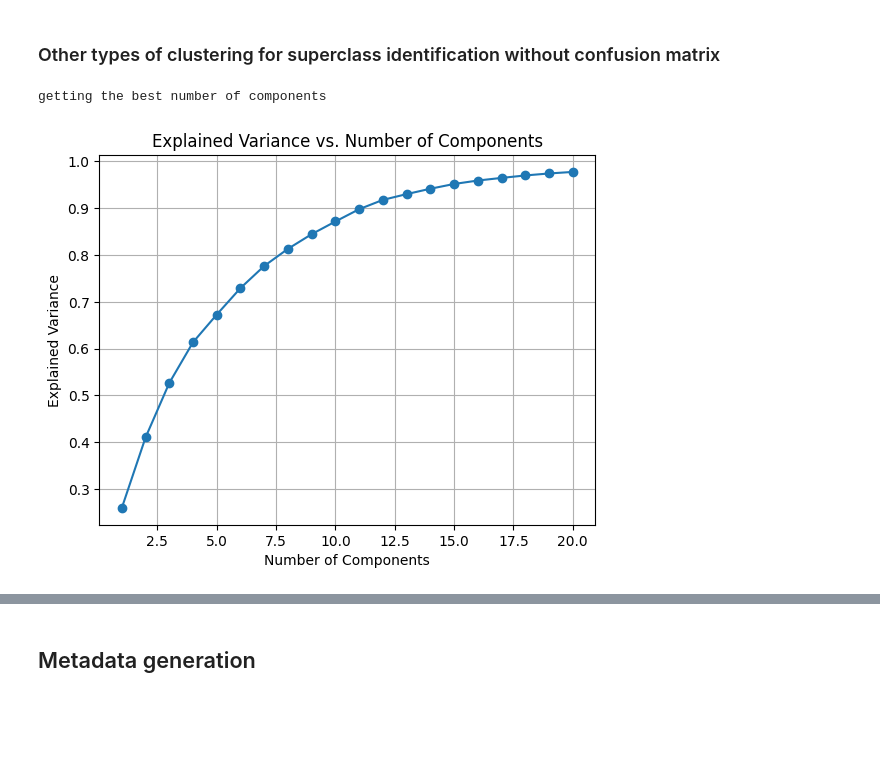
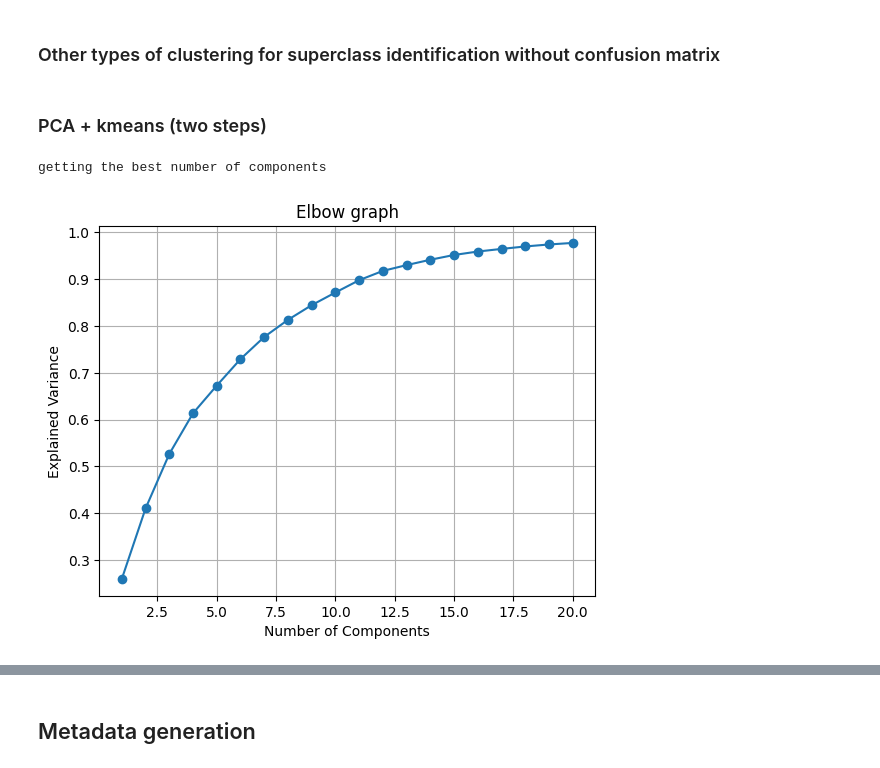
Before and after one commit to CarachinoAlessio/cancer_miRNA_classification_with_spiking_neural_network, a Jupyter notebook: representation.ipynb, the cells around one changed output, grey strips where cells are left out. Saved outputs shown, nothing was run; the diff lists cells and outputs as text; code cells hidden in the pictures; blank space fills up the shorter version.

```diff
--- a/representation.ipynb
+++ b/representation.ipynb
@@ -453,33 +453,35 @@ for i in range(numberOfSuperclass):
     for label in np.unique(label_superclasses[i]):
         elements = assigned_labels[i][label]
         print(f"\t{label}={elements}")
+# %% [markdown]
+### PCA + kmeans (two steps)
 # %%
 #TODO: #4 -> PCA + Kmeans
 #Part 1
 import matplotlib.pyplot as plt
 from sklearn.decomposition import PCA
 print("getting the best number of components")
 miRna_data_sc = train_data
 miRna_label_sc = train_label
 # Fit PCA with a range of components
 n_components_range = range(1, 21)
 explained_variances = []
 
 for n in n_components_range:
     pca = PCA(n_components=n)
     pca.fit(miRna_data_sc)
     explained_variances.append(np.sum(pca.explained_variance_ratio_))
 
 # Plot the explained variances
 plt.plot(n_components_range, explained_variances, marker='o')
 plt.xlabel('Number of Components')
 plt.ylabel('Explained Variance')
-plt.title('Explained Variance vs. Number of Components')
+plt.title('Elbow graph')
 plt.grid()
 plt.show()
 # %% [output]
 getting the best number of components
-[figure, old version]
+[figure, new version]
 # %%
 from sklearn.cluster import KMeans
 from sklearn.decomposition import PCA
```
Also changed, not shown: parts of 1 cell of this notebook.
